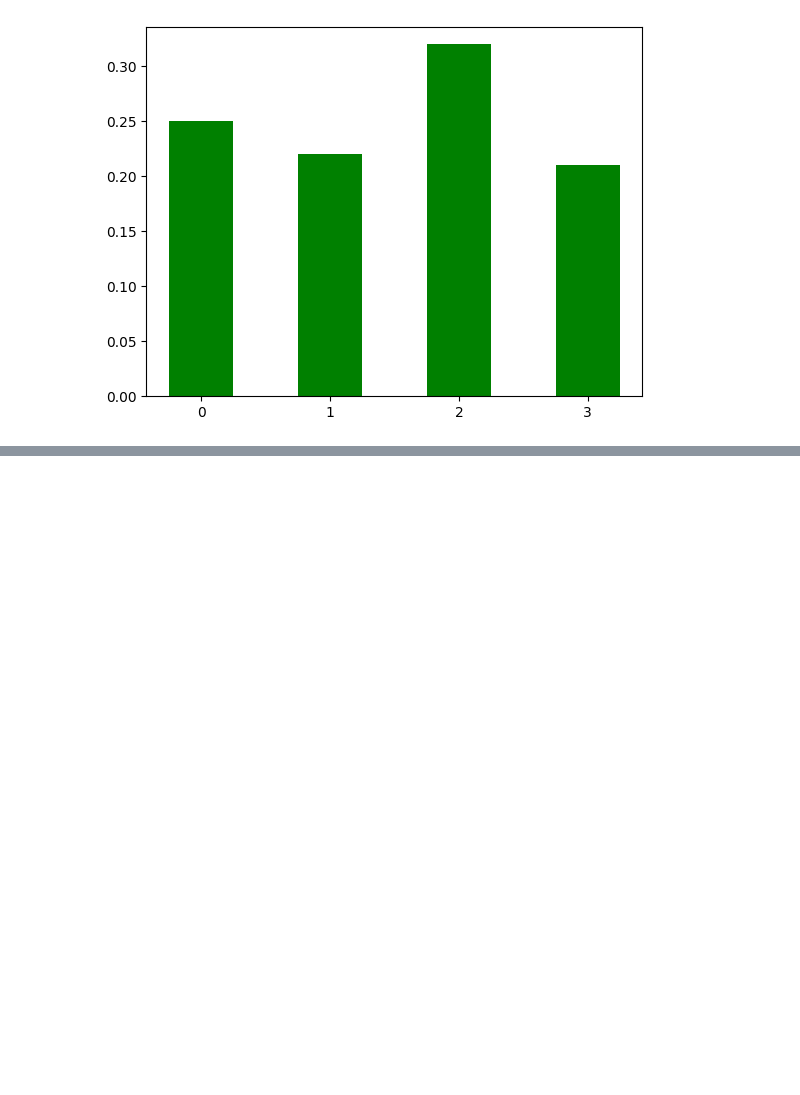
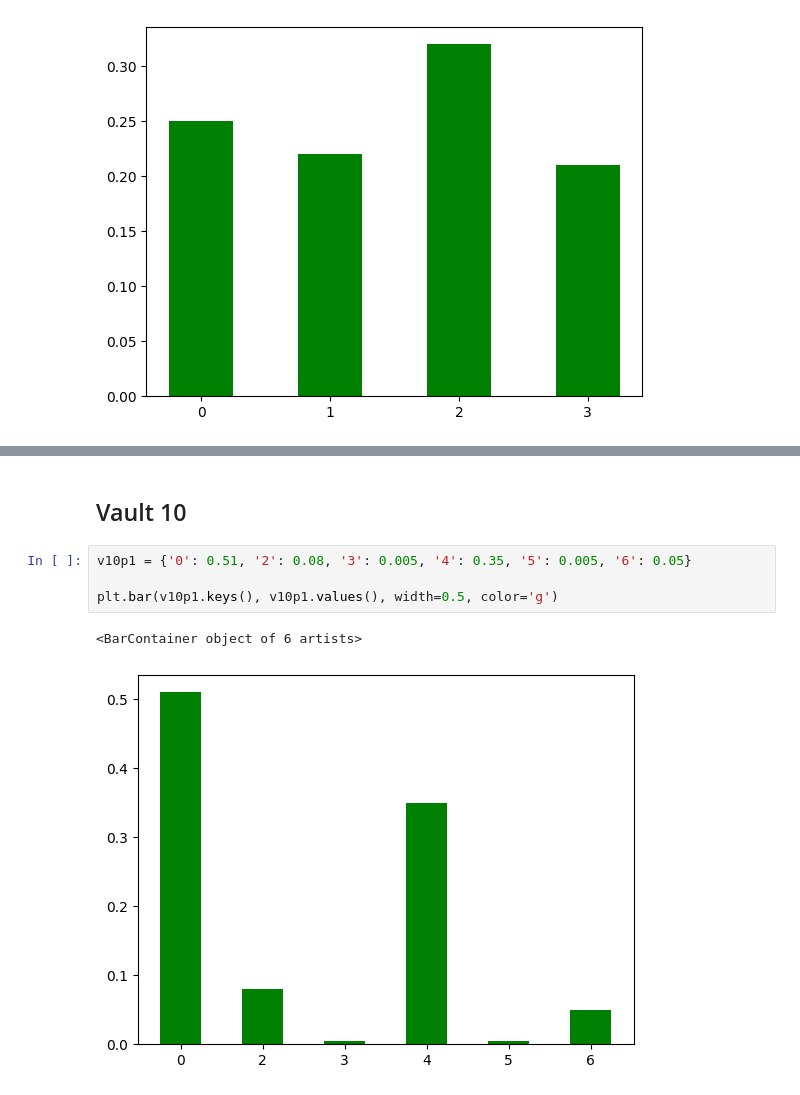
Before and after one commit to spatel555/2024_IonQ_Remote, a Jupyter notebook: generate_histograms.ipynb, the cells around one changed output, grey strips where cells are left out. Drawn from its saved outputs; the diff is of its cells as text; blank space fills up the shorter version.

```diff
--- a/generate_histograms.ipynb
+++ b/generate_histograms.ipynb
@@ -122,0 +886,9 @@ plt.bar(v2p1.keys(), v2p1.values(), width=0.5, color='g')
+# %% [markdown]
+## Vault 10
+# %%
+v10p1 = {'0': 0.51, '2': 0.08, '3': 0.005, '4': 0.35, '5': 0.005, '6': 0.05}
+
+plt.bar(v10p1.keys(), v10p1.values(), width=0.5, color='g')
+# %% [output]
+<BarContainer object of 6 artists>
+[figure, added]
```
Also changed, not shown: parts of 23 cells of this notebook.
